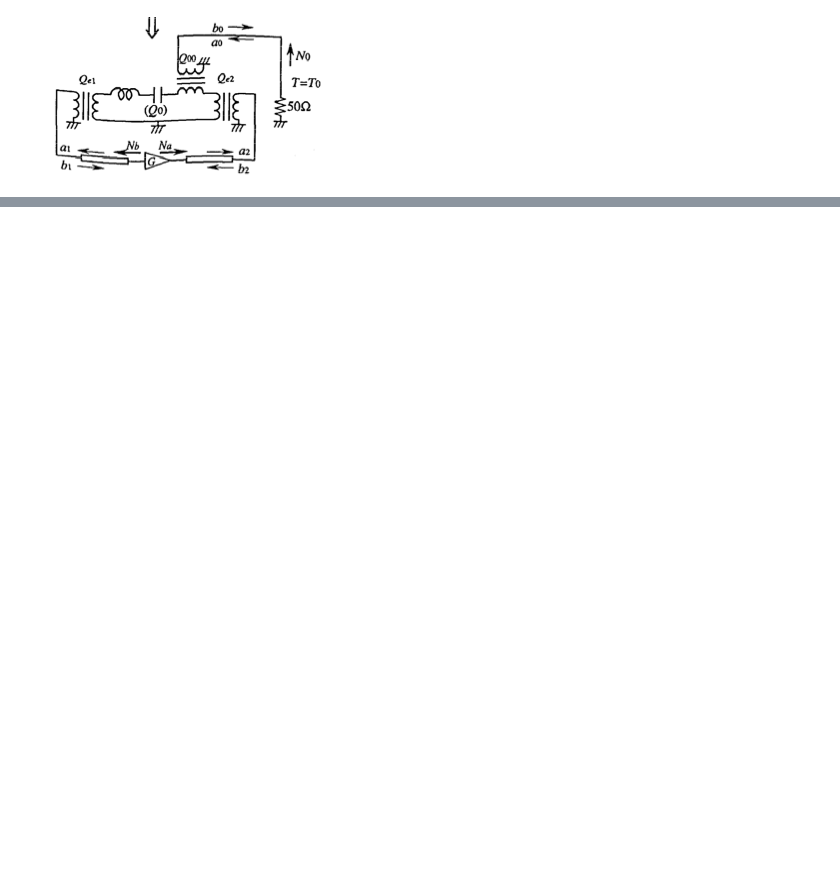
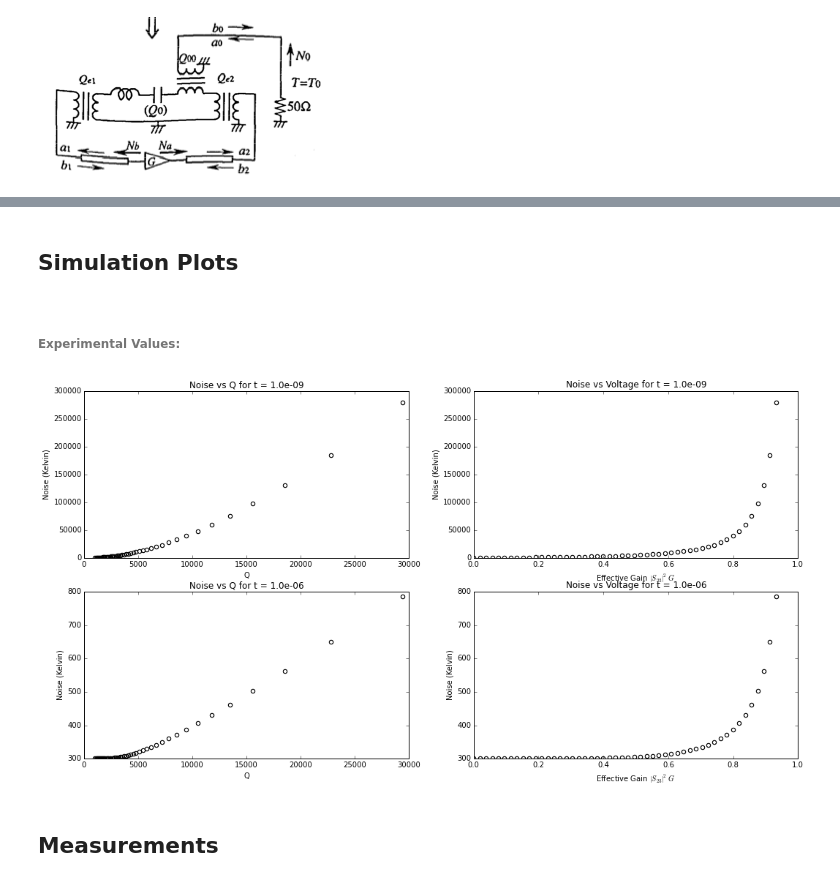
Before and after one commit to atmalagon/activeresonator, a Jupyter notebook: ipython_notebooks/Active_Resonator_Calculations.ipynb, the cells around one changed output, grey strips where cells are left out. Drawn from its saved outputs; the diff is of its cells as text; code cells hidden in the pictures; blank space fills up the shorter version.

Commit message:
Nbk has measurement and simulation plots

```diff
--- a/ipython_notebooks/Active_Resonator_Calculations.ipynb
+++ b/ipython_notebooks/Active_Resonator_Calculations.ipynb
@@ -11,0 +112,5 @@ def output_noise_temp(noise_temp_forward, noise_temp_cavity, noise_temp_reverse,
+# %% [markdown]
+## Simulation Plots
+<a id='simulations'></a>
+# %% [markdown]
+###### Experimental Values:
@@ -11,0 +129,52 @@ def output_noise_temp(noise_temp_forward, noise_temp_cavity, noise_temp_reverse,
+# %%
+S = [[-1 + 2 * Q_L/Q_cav , 2 * Q_L/np.sqrt(Q_cav * Q_1) , 2 * Q_L/np.sqrt(Q_cav * Q_2)],
+    [2 * Q_L/np.sqrt(Q_cav * Q_1), -1 + 2 * Q_L/Q_1, 2 * Q_L/np.sqrt(Q_1 * Q_2)],
+    [2 * Q_L/np.sqrt(Q_cav * Q_2), 2 * Q_L/np.sqrt(Q_1 * Q_2), -1 + 2 * Q_L/Q_2]]
+
+def active_Q(G):
+    return 1 / (1/Q_L - 2 * np.sqrt(G) / np.sqrt(Q_1 * Q_2))
+
+def output_power(G, Q, t):
+    numer = S[1][0]**2 * N_0 + S[1][1]**2 * N_b + S[1][2]**2 * G * N_a
+    denom = 1 + S[1][2]**2 * G - 2 * S[1][2] * np.sqrt(G) * np.exp( - omega_0 * t / Q) * np.cos(theta)
+    try:
+        return numer / denom
+    except Exception as e:
+        raise Exception(str(e))
+# %%
+gains = np.linspace(0.01, 7, 50)
+q_s = [active_Q(g) for g in gains]
+t = [1/1.e9, 1/1.e6]
+powers_nodelay = [output_power(g, q, t[0]) for g, q in zip(gains, q_s)]
+powers_delay = [output_power(g, q, t[1]) for g, q in zip(gains, q_s)]
+
+fig, ((ax1, ax2), (ax3, ax4)) = plt.subplots(nrows=2, ncols=2)
+fig.set_size_inches(17.5,9)
+
+ax1.plot(q_s, powers_nodelay, 'ko', marker='$\circ$')
+ax1.set_xlabel('Q')
+ax1.set_ylabel('Noise (Kelvin)')
+ax1.set_title('Noise vs Q for t = %.1e' % t[0])
+
+
+ax2.plot(S[1][2]**2 * gains, powers_nodelay, 'ko', marker='$\circ$')
+ax2.set_xlabel('Effective Gain $|S_{23}|^2 G$')
+ax2.set_ylabel('Noise (Kelvin)')
+ax2.set_title('Noise vs Voltage for t = %.1e' % t[0])
+
+ax3.plot(q_s, powers_delay, 'ko', marker='$\circ$')
+ax3.set_xlabel('Q')
+ax3.set_ylabel('Noise (Kelvin)')
+ax3.set_title('Noise vs Q for t = %.1e' % t[1])
+
+
+ax4.plot(S[1][2]**2 * gains, powers_delay, 'ko', marker='$\circ$')
+ax4.set_xlabel('Effective Gain $|S_{23}|^2 G$')
+ax4.set_ylabel('Noise (Kelvin)')
+ax4.set_title('Noise vs Voltage for t = %.1e' % t[1]);
+fig.savefig('theoretical_noise_behavior.png')
+# %% [output]
+[figure, added]
+# %% [markdown]
+## Measurements
+<a id='measurements'></a>
```
Also changed, not shown: parts of 11 cells of this notebook, 9 other files.
